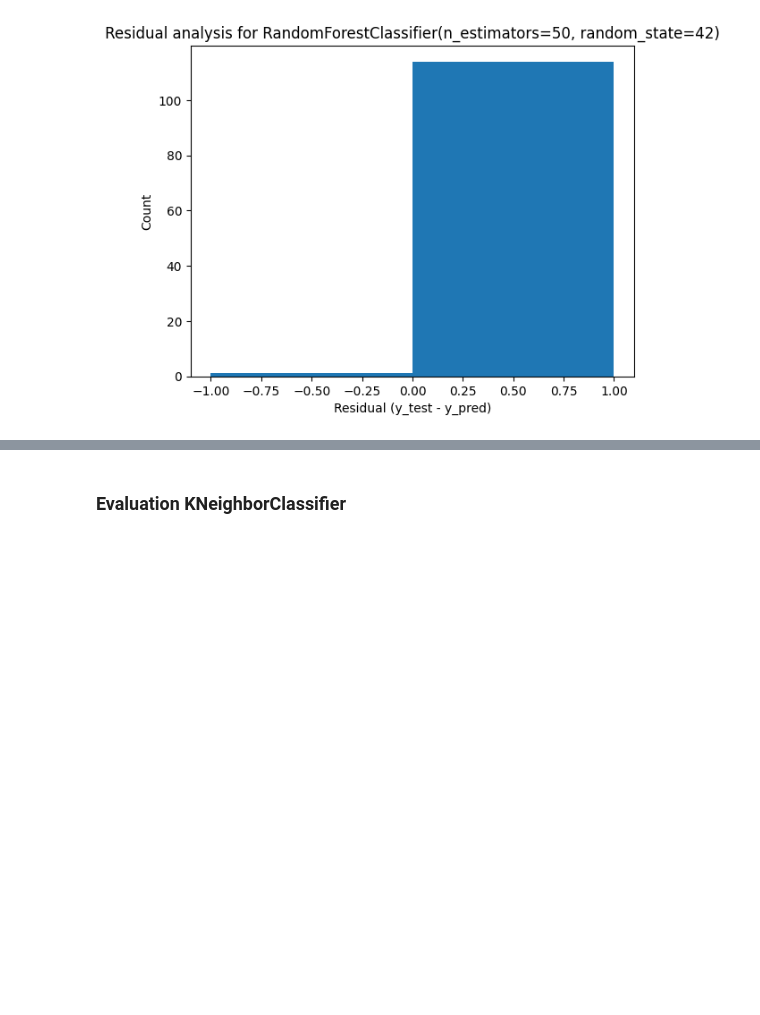
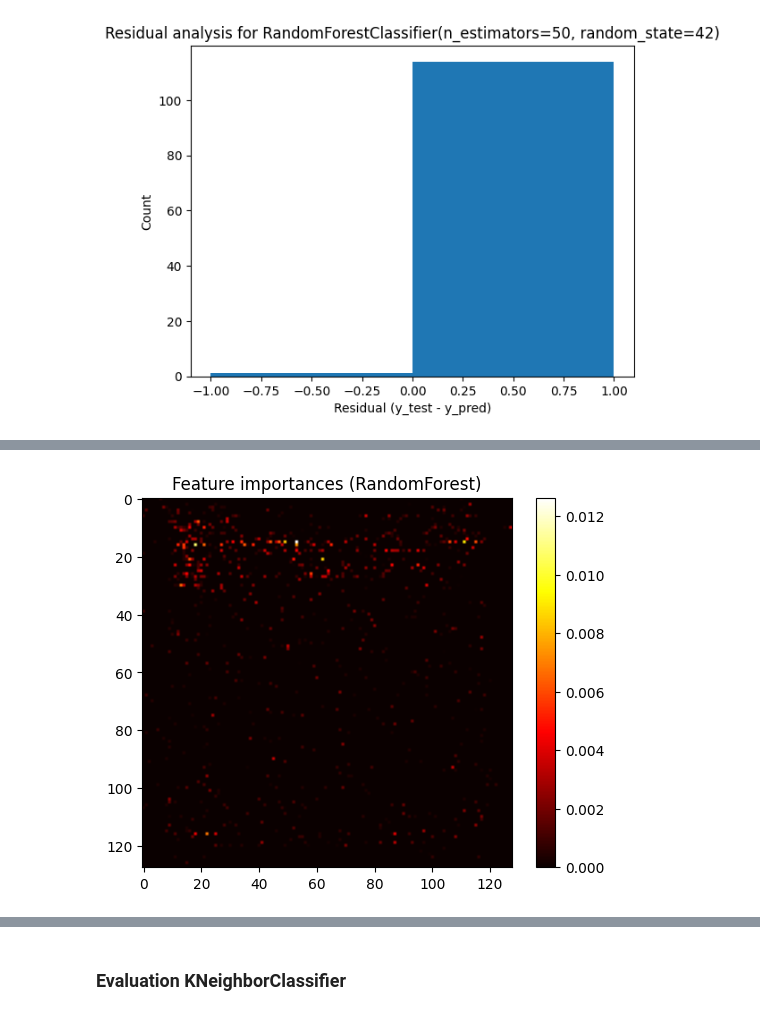
Before and after one commit to fendraq/ml_application_documents, a Jupyter notebook: model_training_mini_batch/exploratory_model_training.ipynb, the cells around one changed output, grey strips where cells are left out. Cells and saved outputs as stored; diff of their text form; code cells hidden in the pictures; blank space fills up the shorter version.

Commit message:
Feature engineering started of feature importance

```diff
--- a/model_training_mini_batch/exploratory_model_training.ipynb
+++ b/model_training_mini_batch/exploratory_model_training.ipynb
@@ -239,0 +261,9 @@ weighted avg       0.90      0.90      0.89       115
+# %%
+# Feature importance
+importances = best_rfc.feature_importances_
+plt.imshow(importances.reshape(128, 128), cmap='hot')
+plt.title("Feature importances (RandomForest)")
+plt.colorbar()
+plt.show()
+# %% [output]
+[figure, added]
```
Also changed, not shown: parts of 7 cells of this notebook, 2 other files.
